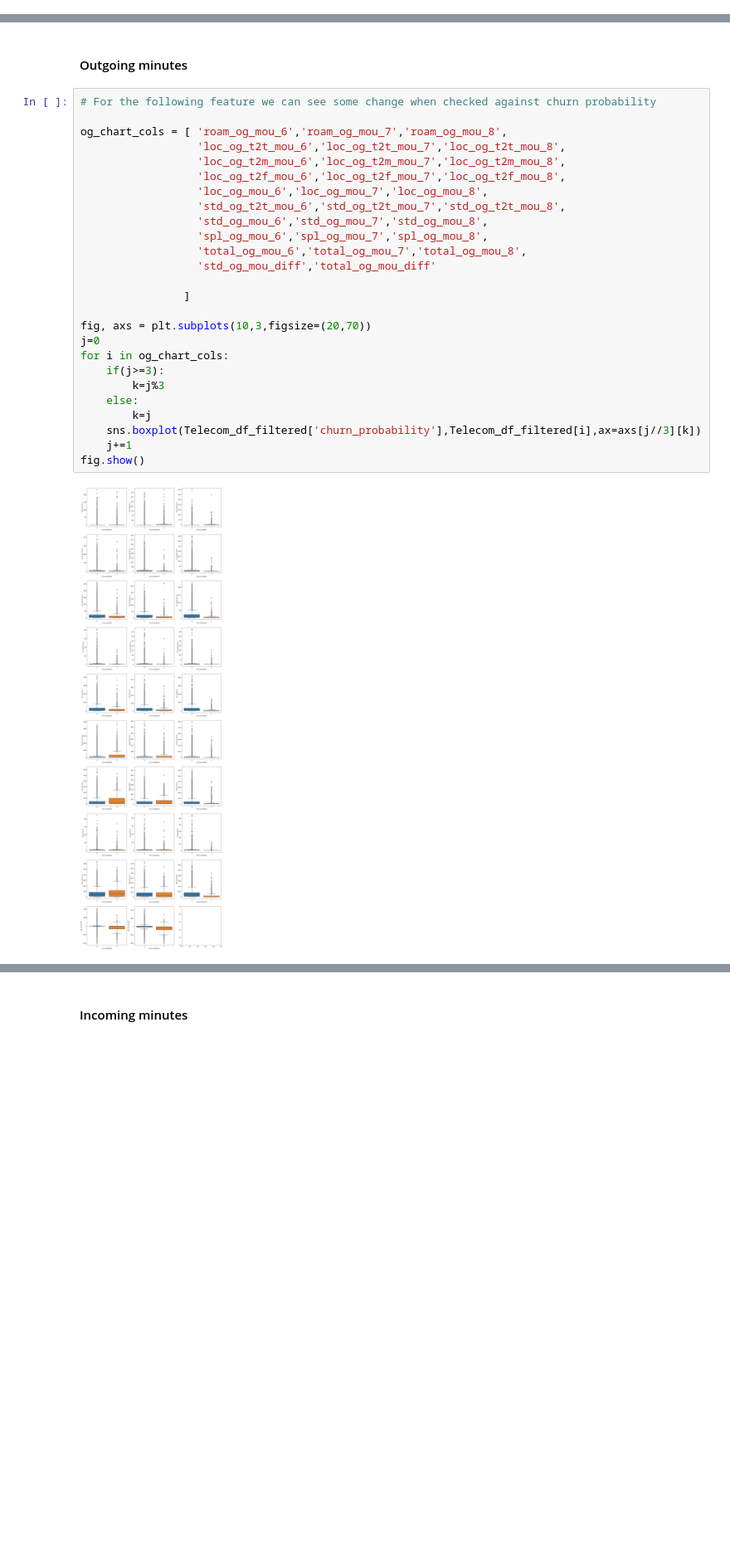
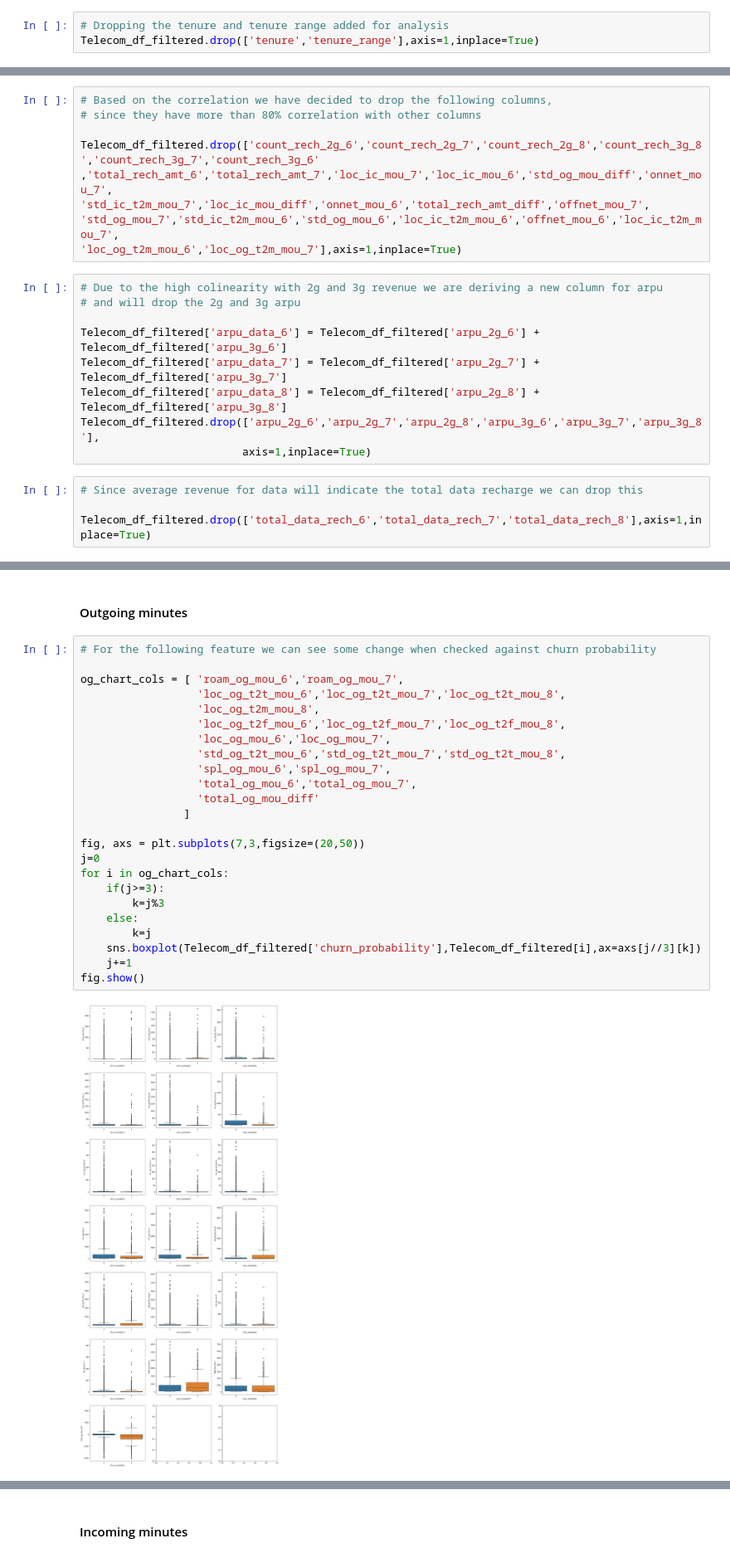
Before and after one commit to vighu0710/TelecomChurnPrediction, a Jupyter notebook: Telecom churn prediction.ipynb, the cells around one changed output, grey strips where cells are left out. Shown at 83% size. Saved outputs shown, nothing was run; the diff lists cells and outputs as text; blank space fills up the shorter version.

```diff
--- a/Telecom churn prediction.ipynb
+++ b/Telecom churn prediction.ipynb
@@ -1514,5 +1503,8 @@ plt.show()
 # %% [markdown]
 - Customers who are new to the operator tend to churn more than those who stayed for longer period
+# %%
+# Dropping the tenure and tenure range added for analysis
+Telecom_df_filtered.drop(['tenure','tenure_range'],axis=1,inplace=True)
 # %%
 # setting churn probability the dependent variable as categorical for analysis
 
@@ -1552,0 +1541,22 @@ Name: total_rech_num_group_8, dtype: int64
+# %%
+# Based on the correlation we have decided to drop the following columns,
+# since they have more than 80% correlation with other columns
+
+Telecom_df_filtered.drop(['count_rech_2g_6','count_rech_2g_7','count_rech_2g_8','count_rech_3g_8','count_rech_3g_7','count_rech_3g_6'
+,'total_rech_amt_6','total_rech_amt_7','loc_ic_mou_7','loc_ic_mou_6','std_og_mou_diff','onnet_mou_7',
+'std_ic_t2m_mou_7','loc_ic_mou_diff','onnet_mou_6','total_rech_amt_diff','offnet_mou_7',
+'std_og_mou_7','std_ic_t2m_mou_6','std_og_mou_6','loc_ic_t2m_mou_6','offnet_mou_6','loc_ic_t2m_mou_7',
+'loc_og_t2m_mou_6','loc_og_t2m_mou_7'],axis=1,inplace=True)
+# %%
+# Due to the high colinearity with 2g and 3g revenue we are deriving a new column for arpu
+# and will drop the 2g and 3g arpu
+
+Telecom_df_filtered['arpu_data_6'] = Telecom_df_filtered['arpu_2g_6'] + Telecom_df_filtered['arpu_3g_6']
+Telecom_df_filtered['arpu_data_7'] = Telecom_df_filtered['arpu_2g_7'] + Telecom_df_filtered['arpu_3g_7']
+Telecom_df_filtered['arpu_data_8'] = Telecom_df_filtered['arpu_2g_8'] + Telecom_df_filtered['arpu_3g_8']
+Telecom_df_filtered.drop(['arpu_2g_6','arpu_2g_7','arpu_2g_8','arpu_3g_6','arpu_3g_7','arpu_3g_8'],
+                         axis=1,inplace=True)
+# %%
+# Since average revenue for data will indicate the total data recharge we can drop this
+
+Telecom_df_filtered.drop(['total_data_rech_6','total_data_rech_7','total_data_rech_8'],axis=1,inplace=True)
@@ -1557,31 +1571,29 @@ Name: total_rech_num_group_8, dtype: int64
 # %%
 # For the following feature we can see some change when checked against churn probability
 
-og_chart_cols = [ 'roam_og_mou_6','roam_og_mou_7','roam_og_mou_8',
+og_chart_cols = [ 'roam_og_mou_6','roam_og_mou_7',
                   'loc_og_t2t_mou_6','loc_og_t2t_mou_7','loc_og_t2t_mou_8',
-                  'loc_og_t2m_mou_6','loc_og_t2m_mou_7','loc_og_t2m_mou_8',
+                  'loc_og_t2m_mou_8',
                   'loc_og_t2f_mou_6','loc_og_t2f_mou_7','loc_og_t2f_mou_8',
-                  'loc_og_mou_6','loc_og_mou_7','loc_og_mou_8',
+                  'loc_og_mou_6','loc_og_mou_7',
                   'std_og_t2t_mou_6','std_og_t2t_mou_7','std_og_t2t_mou_8',
-                  'std_og_mou_6','std_og_mou_7','std_og_mou_8',
-                  'spl_og_mou_6','spl_og_mou_7','spl_og_mou_8',
-                  'total_og_mou_6','total_og_mou_7','total_og_mou_8',
-                  'std_og_mou_diff','total_og_mou_diff'
-
+                  'spl_og_mou_6','spl_og_mou_7',
+                  'total_og_mou_6','total_og_mou_7',
+                  'total_og_mou_diff'
                 ]
 
-fig, axs = plt.subplots(10,3,figsize=(20,70))
+fig, axs = plt.subplots(7,3,figsize=(20,50))
 j=0
 for i in og_chart_cols:
     if(j>=3):
         k=j%3
     else:
         k=j
     sns.boxplot(Telecom_df_filtered['churn_probability'],Telecom_df_filtered[i],ax=axs[j//3][k])
     j+=1
 fig.show()
 # %% [output]
-[figure, old version]
+[figure, new version]
 # %% [markdown]
 - Roaming outgoing minutes of usage is increased by some value for 75th to 100th percentile of churned customers for July and August month.
 
```
Also changed, not shown: parts of 158 cells of this notebook.
